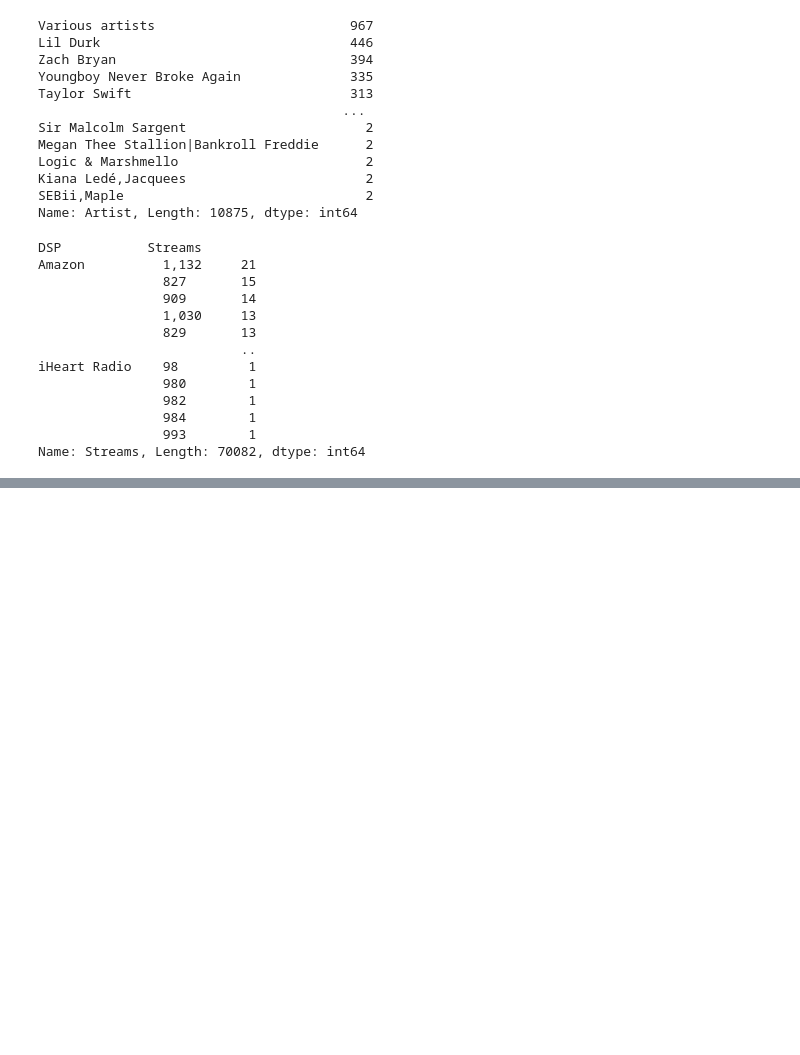
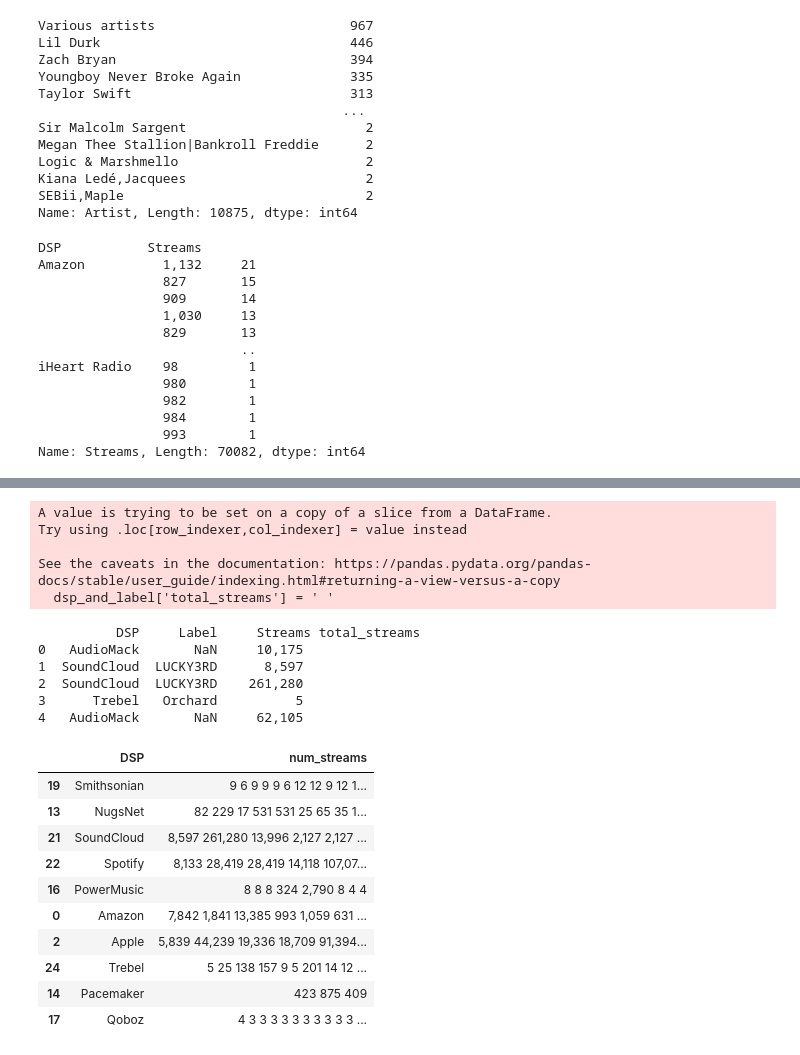
Before and after one commit to LJRollerII/mlc-project-napster, a Jupyter notebook: notebooks/MLC_Partner_Project.ipynb, the cells around one changed output, grey strips where cells are left out. Cells and saved outputs as stored; diff of their text form; code cells hidden in the pictures; blank space fills up the shorter version.

Commit message:
still trying to sum the streams

```diff
--- a/notebooks/MLC_Partner_Project.ipynb
+++ b/notebooks/MLC_Partner_Project.ipynb
@@ -295,0 +271,17 @@ See the caveats in the documentation: https://pandas.pydata.org/pandas-docs/stab
+# %%
+dsp_and_label['total_streams'] = ' '
+# %% [output]
+A value is trying to be set on a copy of a slice from a DataFrame.
+Try using .loc[row_indexer,col_indexer] = value instead
+
+See the caveats in the documentation: https://pandas.pydata.org/pandas-docs/stable/user_guide/indexing.html#returning-a-view-versus-a-copy
+  dsp_and_label['total_streams'] = ' '
+# %%
+print(dsp_and_label.head())
+# %% [output]
+          DSP     Label     Streams total_streams
+0   AudioMack       NaN     10,175
+1  SoundCloud  LUCKY3RD      8,597
+2  SoundCloud  LUCKY3RD    261,280
+3      Trebel   Orchard          5
+4   AudioMack       NaN     62,105
@@ -295,0 +292,16 @@ See the caveats in the documentation: https://pandas.pydata.org/pandas-docs/stab
+# %%
+dsp_by_stream = dsp_and_label.groupby(['DSP'])['Streams'].sum().reset_index(name='num_streams').sort_values(by='num_streams', ascending=False)
+# %%
+dsp_by_stream.head(10)
+# %% [output]
+|  | DSP | num_streams |
+| 19 | Smithsonian | 9 6 9 9 9 6 12 12 9 12 1... |
+| 13 | NugsNet | 82 229 17 531 531 25 65 35 1... |
+| 21 | SoundCloud | 8,597 261,280 13,996 2,127 2,127 ... |
+| 22 | Spotify | 8,133 28,419 28,419 14,118 107,07... |
+| 16 | PowerMusic | 8 8 8 324 2,790 8 4 4 |
+| 0 | Amazon | 7,842 1,841 13,385 993 1,059 631 ... |
+| 2 | Apple | 5,839 44,239 19,336 18,709 91,394... |
+| 24 | Trebel | 5 25 138 157 9 5 201 14 12 ... |
+| 14 | Pacemaker | 423 875 409 |
+| 17 | Qoboz | 4 3 3 3 3 3 3 3 3 3 3 ... |
```
Also changed, not shown: parts of 17 cells of this notebook.
